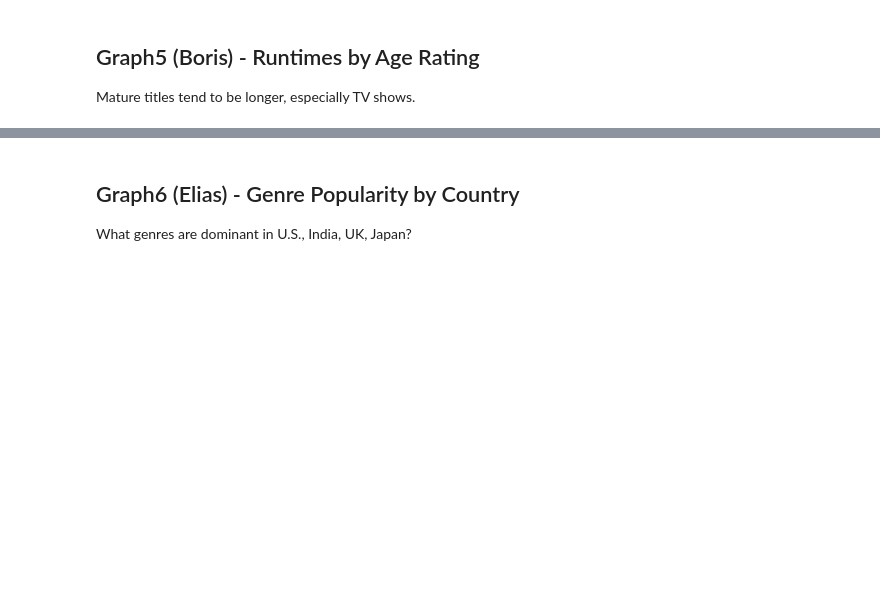
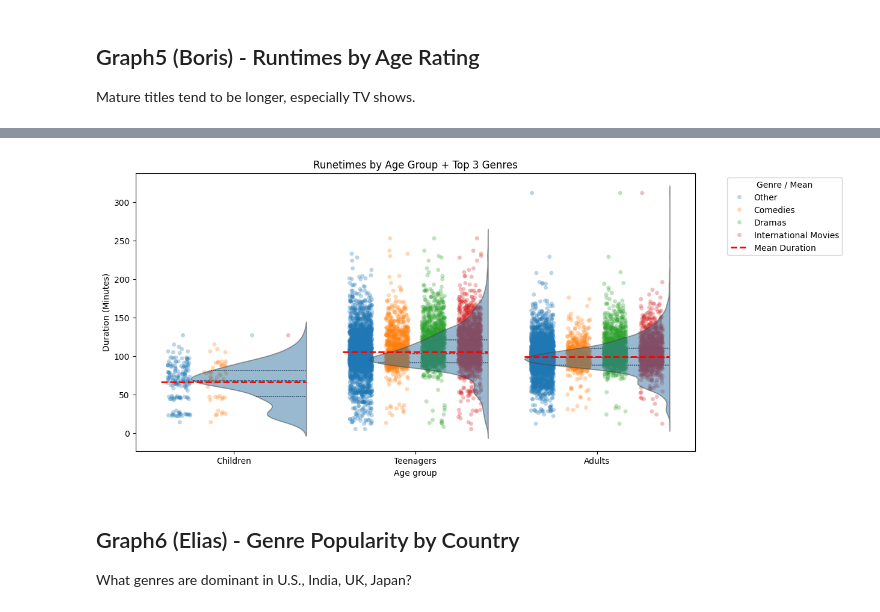
Before and after one commit to Elias-Martinelli/DVIZ_Final-Project_Netflix, a Jupyter notebook: notebooks/MainStory.ipynb, the cells around one changed output, grey strips where cells are left out. Drawn from its saved outputs; the diff is of its cells as text; code cells hidden in the pictures; blank space fills up the shorter version.

Commit message:
add duration vs rating

```diff
--- a/notebooks/MainStory.ipynb
+++ b/notebooks/MainStory.ipynb
@@ -269,3 +266,82 @@ DataFrameGroupBy.apply operated on the grouping columns. This behavior is deprec
 # %% [markdown]
 ## Graph5 (Boris) - Runtimes by Age Rating
 Mature titles tend to be longer, especially TV shows.
+# %%
+import seaborn as sns
+import matplotlib.pyplot as plt
+import pandas as pd
+import matplotlib.lines as mlines
+
+TOP_N_GENRES = 4
+
+df_plot = df_netflix[['type', 'duration_minutes', 'rating_age', 'genres_list','title']].dropna()
+
+bins = [0, 7, 16, 100]  # obere Grenze für Adults großzügig setzen
+labels = ['Children', 'Teenagers', 'Adults']
+
+df_plot['age_group'] = pd.cut(df_plot['rating_age'], bins=bins, labels=labels, right=True)
+#df_plot['age_group'] = df_plot['rating_age'].apply(lambda r: 'Children' if r<=7 else 'Teenagers' if r<=16 else 'Adults')
+age_order = ['Children','Teenagers','Adults']
+
+# Explodieren
+#df_plot_exp = df_plot.explode('genres_list')
+df_plot_exp = df_plot.explode('genres_list').reset_index(drop=True)
+
+# Top 5 Genres
+top_genres = df_plot_exp['genres_list'].value_counts().head(TOP_N_GENRES-1).index.tolist()
+df_plot_exp['genre_for_plot'] = df_plot_exp['genres_list'].apply(lambda g: g if g in top_genres else 'Other')
+
+plt.figure(figsize=(12,6))
+ax = plt.gca()
+
+# Violinplot nach type
+sns.violinplot(
+    data=df_plot,
+    x='age_group',
+    y='duration_minutes',
+   # hue='type',
+   # palette='pastel',
+    order=age_order,
+    inner='quartile',
+    split=True, #if df_plot['type'].nunique()==2 else False,
+    ax=ax,
+    alpha=0.5,
+    zorder=10
+)
+
+# Stripplot nach Genre
+sns.stripplot(
+    data=df_plot_exp,
+    x='age_group',
+    y='duration_minutes',
+    hue='genre_for_plot',
+    dodge=True,
+    jitter=0.25,
+    size=5,
+    alpha=0.3,
+    ax=ax
+)
+
+# horizontale Linie = Mean pro Altersgruppe
+means = df_plot.groupby('age_group')['duration_minutes'].mean()
+for i, age in enumerate(age_order):
+    ax.hlines(y=means[age], xmin=i-0.4, xmax=i+0.4, color='red', linestyle='--', linewidth=2, zorder=20)
+
+
+# Legende bereinigen
+handles, labels = ax.get_legend_handles_labels()
+by_label = dict(zip(labels, handles))
+ax.legend(by_label.values(), by_label.keys(), title='Genre', bbox_to_anchor=(1.05,1), loc='upper left')
+
+# Manuellen Legendeneintrag für die Mean-Linie hinzufügen
+mean_line = mlines.Line2D([], [], color='red', linestyle='--', linewidth=2, label='Mean Duration')
+by_label['Mean Duration'] = mean_line
+
+ax.legend(by_label.values(), by_label.keys(), title='Genre / Mean', bbox_to_anchor=(1.05,1), loc='upper left')
+
+
+plt.ylabel('Duration (Minutes)')
+plt.xlabel('Age group')
+plt.title(f'Runetimes by Age Group + Top {TOP_N_GENRES-1} Genres')
+plt.show()
+# %% [output]
@@ -272,3 +349,4 @@ Mature titles tend to be longer, especially TV shows.
+[figure, added]
 # %% [markdown]
 ## Graph6 (Elias) - Genre Popularity by Country
 What genres are dominant in U.S., India, UK, Japan?
```
Also changed, not shown: parts of 3 cells of this notebook, 1 other file.
